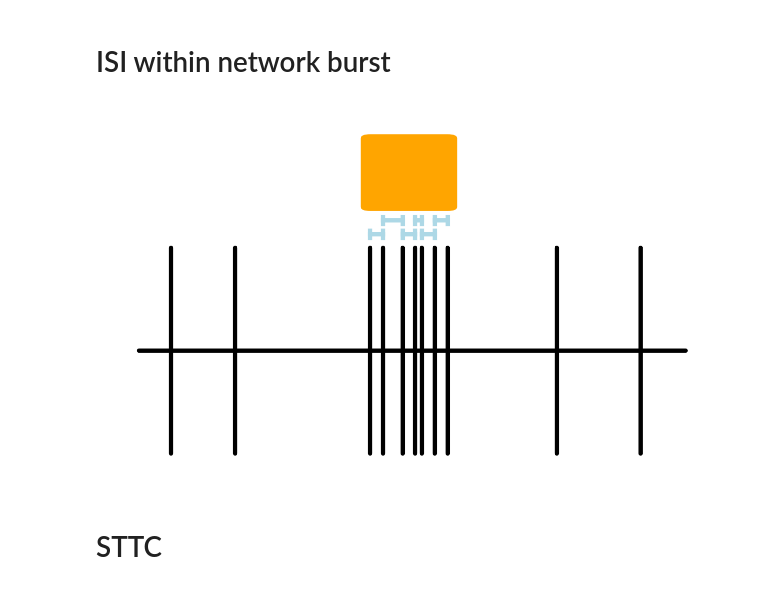
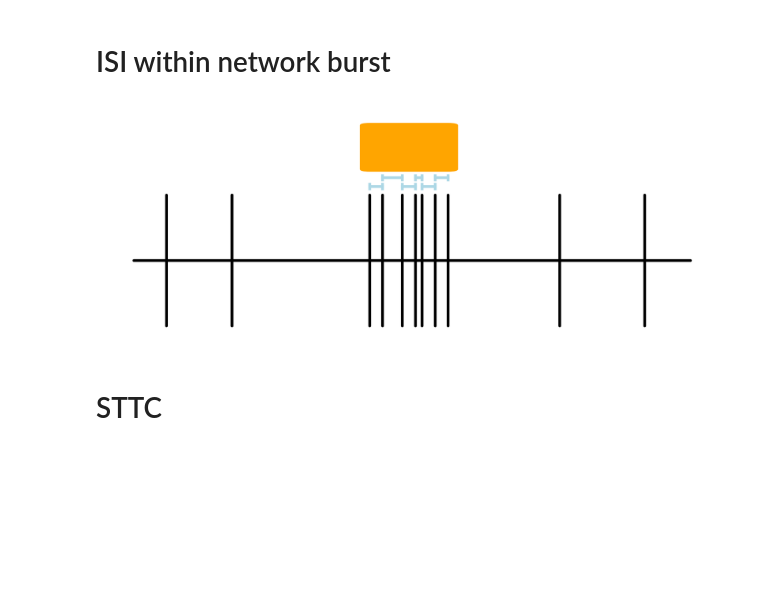
Before and after one commit to SAND-Lab/MEA-NAP, a Jupyter notebook: python/feature-schematic.ipynb, the cells around one changed output. Cells and saved outputs as stored; diff of their text form; code cells hidden in the pictures; blank space fills up the shorter version.

```diff
--- a/python/feature-schematic.ipynb
+++ b/python/feature-schematic.ipynb
@@ -166,7 +218,7 @@ spike_height = 0.75
 
 with plt.style.context(splstyle.get_style('nature-reviews')):
     fig, ax = plt.subplots()
-    fig.set_size_inches(5, 3)
+    fig.set_size_inches(8, 3)
     ax.plot([time_range[0], time_range[1]], [spike_height/2, spike_height/2], color=flat_line_color, solid_capstyle=solid_capstyle)
 
     for spk in spike_times:
@@ -185,4 +237,6 @@ with plt.style.context(splstyle.get_style('nature-reviews')):
     ax.set_yticks([])
     ax.spines['left'].set_visible(False)
     ax.spines['bottom'].set_visible(False)
+
+    fig.savefig(os.path.join(fig_folder, fig_name), dpi=300, bbox_inches='tight', transparent=True)
 # %% [output]
@@ -270,9 +324,9 @@ with plt.style.context(splstyle.get_style('nature-reviews')):
 # %% [markdown]
 # ISI within network burst
 # %%
-fig_folder = '/Users/timothysit/AnalysisPipeline/python/feature-schematic-figures'
+# fig_folder = '/Users/timothysit/AnalysisPipeline/python/feature-schematic-figures'
+fig_folder = '/home/timothysit/AnalysisPipeline/python/feature-schematic-figures/'
 fig_name = 'isi_within_network_burst.svg'
-
 
 spike_times = np.array([1, 2, 4.1, 4.3, 4.6, 4.8, 4.9, 5.1, 5.3, 7, 8.3])
 within_burst = [0, 0, 1, 1, 1, 1, 1, 1, 1, 0, 0]
@@ -283,34 +337,35 @@ isi_vert_height = 0.025
 
 with plt.style.context(splstyle.get_style('nature-reviews')):
 
 
     fig, ax = plot_burst_trace(time_range=[0.5, 9], spike_times=spike_times, spike_height=spike_height,
                                burst_box_offset=0.15, fig=None, ax=None)
+    fig.set_size_inches(8, 3)
 
     n_isi = 0
 
     for spike_idx in np.arange(len(spike_times) - 1):
 
         if (within_burst[spike_idx] == 1) & (within_burst[spike_idx+1] == 1):
 
             if n_isi % 2 == 0:
                 isi_height = isi_heights[0]
             else:
                 isi_height = isi_heights[1]
 
             ax.plot([spike_times[int(spike_idx)], spike_times[int(spike_idx+1)]],
                      [isi_height, isi_height], color='lightblue')
             ax.plot([spike_times[int(spike_idx)], spike_times[int(spike_idx)]],
                      [isi_height-isi_vert_height/2, isi_height+isi_vert_height/2], color='lightblue')
             ax.plot([spike_times[int(spike_idx+1)], spike_times[int(spike_idx+1)]],
                      [isi_height-isi_vert_height/2, isi_height+isi_vert_height/2], color='lightblue')
 
 
             n_isi += 1
 
     fig.savefig(os.path.join(fig_folder, fig_name), dpi=300, bbox_inches='tight', transparent=True)
 # %% [output]
-[figure, old version]
+[figure, new version]
 # %% [markdown]
 # STTC
 # %%
```
Also changed, not shown: parts of 8 cells of this notebook.
